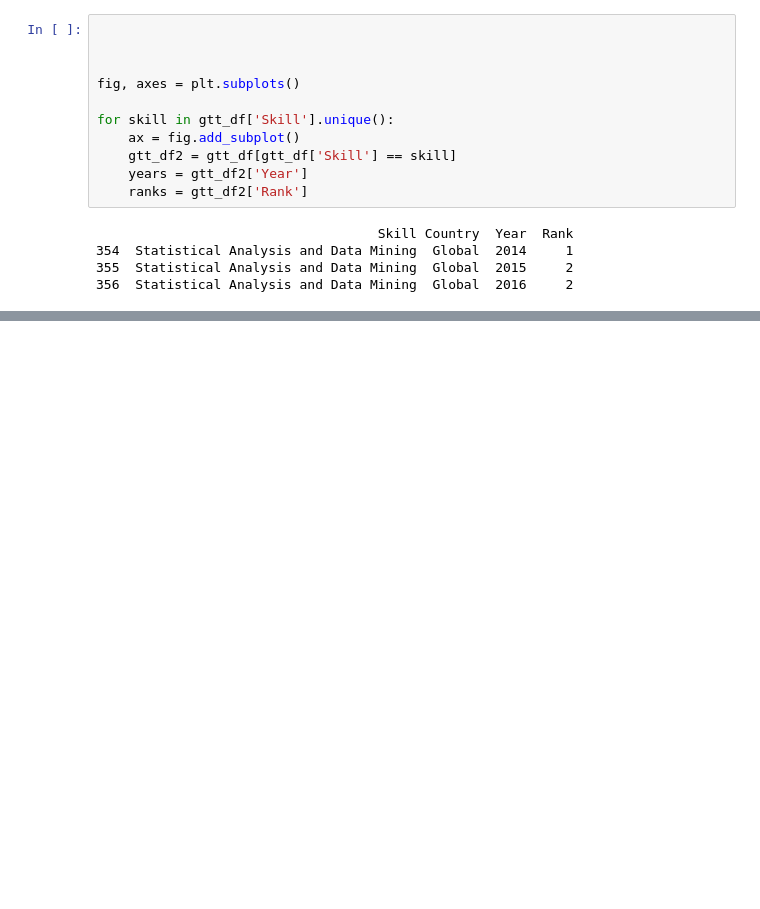
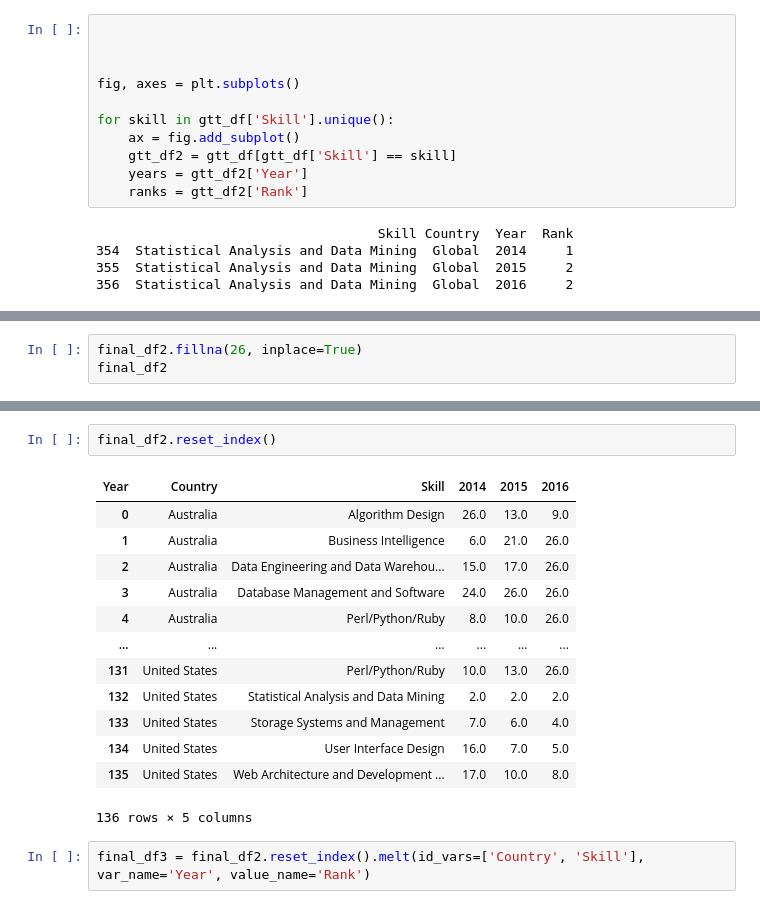
Before and after one commit to radroid/data-visualization-projects, a Jupyter notebook: 3 - Top Skills LinkedIn/1 - Exploratory Data Analysis.ipynb, the cells around one changed output, grey strips where cells are left out. Drawn from its saved outputs; the diff is of its cells as text; blank space fills up the shorter version.

```diff
--- a/3 - Top Skills LinkedIn/1 - Exploratory Data Analysis.ipynb
+++ b/3 - Top Skills LinkedIn/1 - Exploratory Data Analysis.ipynb
@@ -748,0 +726,3 @@ final_df2.to_csv('Processed Data Set.csv')
+# %%
+final_df2.fillna(26, inplace=True)
+final_df2
@@ -748,0 +744,18 @@ final_df2.to_csv('Processed Data Set.csv')
+# %%
+final_df2.reset_index()
+# %% [output]
+| Year | Country | Skill | 2014 | 2015 | 2016 |
+| 0 | Australia | Algorithm Design | 26.0 | 13.0 | 9.0 |
+| 1 | Australia | Business Intelligence | 6.0 | 21.0 | 26.0 |
+| 2 | Australia | Data Engineering and Data Warehou... | 15.0 | 17.0 | 26.0 |
+| 3 | Australia | Database Management and Software | 24.0 | 26.0 | 26.0 |
+| 4 | Australia | Perl/Python/Ruby | 8.0 | 10.0 | 26.0 |
+| ... | ... | ... | ... | ... | ... |
+| 131 | United States | Perl/Python/Ruby | 10.0 | 13.0 | 26.0 |
+| 132 | United States | Statistical Analysis and Data Mining | 2.0 | 2.0 | 2.0 |
+| 133 | United States | Storage Systems and Management | 7.0 | 6.0 | 4.0 |
+| 134 | United States | User Interface Design | 16.0 | 7.0 | 5.0 |
+| 135 | United States | Web Architecture and Development ... | 17.0 | 10.0 | 8.0 |
+136 rows × 5 columns
+# %%
+final_df3 = final_df2.reset_index().melt(id_vars=['Country', 'Skill'], var_name='Year', value_name='Rank')
```
Also changed, not shown: parts of 46 cells of this notebook.
